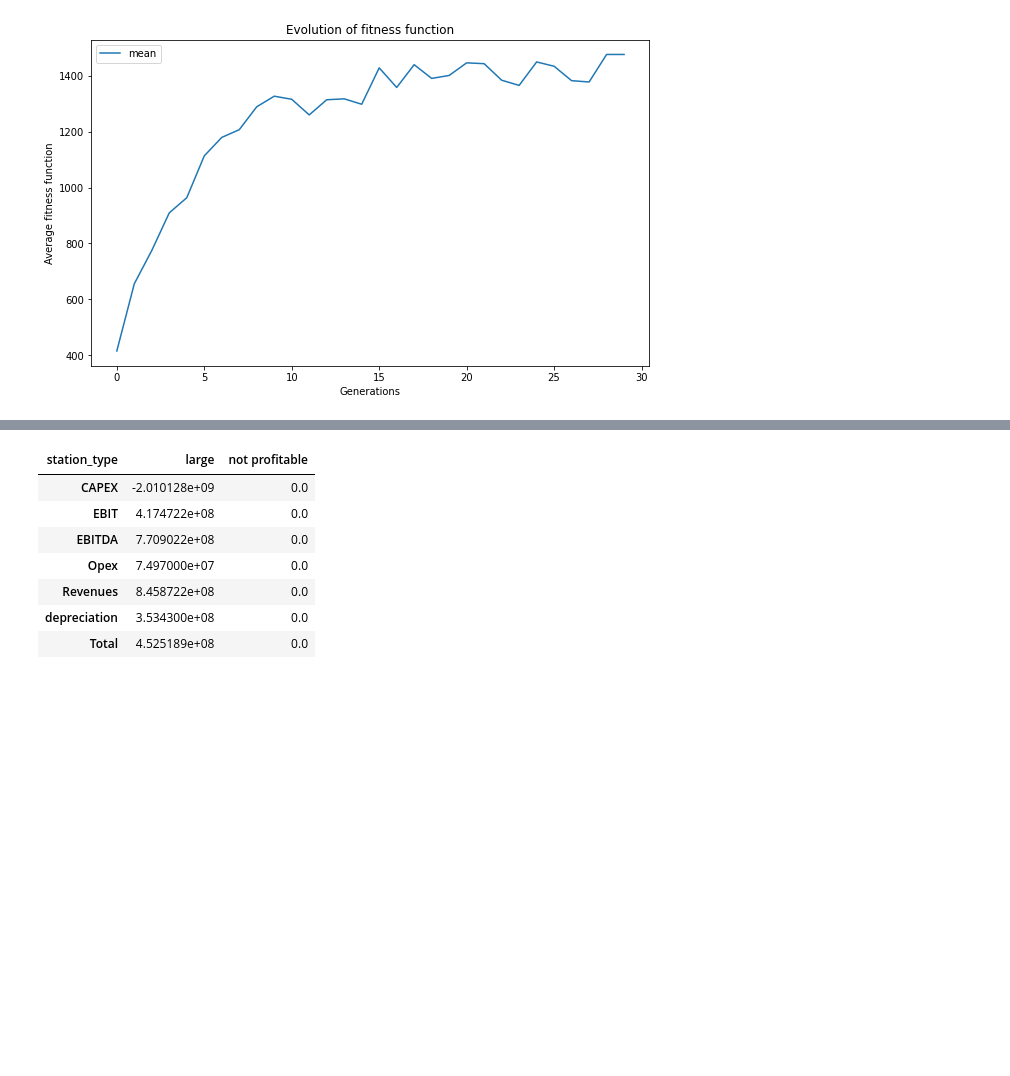
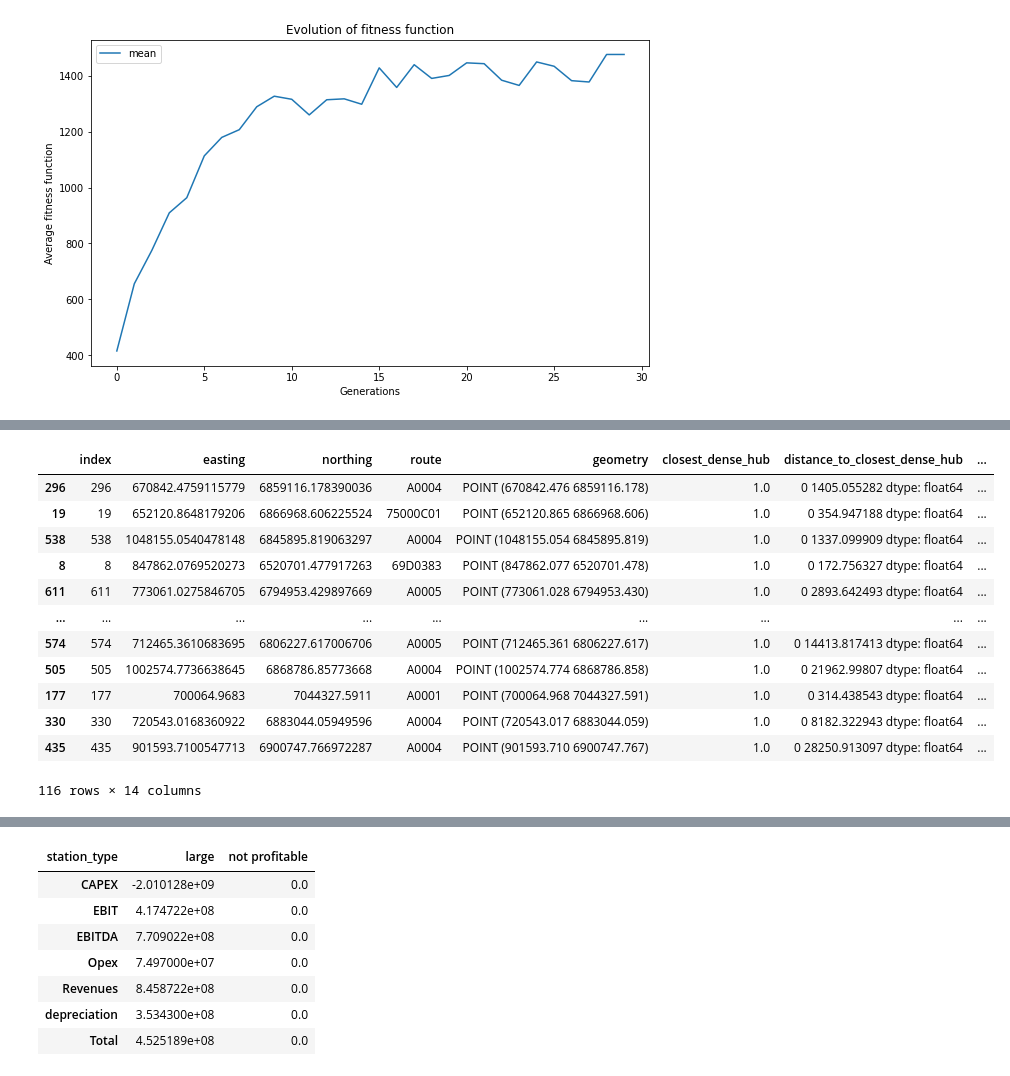
Before and after one commit to augustin-delabrosse/sustainability-challenge, a Jupyter notebook: notebook/Notebook_genetic_algorithm.ipynb, the cells around one changed output, grey strips where cells are left out. Saved outputs shown, nothing was run; the diff lists cells and outputs as text; code cells hidden in the pictures; blank space fills up the shorter version.

```diff
--- a/notebook/Notebook_genetic_algorithm.ipynb
+++ b/notebook/Notebook_genetic_algorithm.ipynb
@@ -286,5 +283,8 @@ chosen_stations_2030_per_reg.head()
 # %%
 list_regions = list(nb_stations_per_region['Region'].values)
-#list_regions.remove('Bretagne')
-#list_regions
+list_regions.remove('Bretagne')
+list_regions.remove('Hauts-de-France')
+list_regions.remove('Île-de-France')
+list_regions.remove('Auvergne-Rhône-Alpes')
+list_regions
 # %% [output]
@@ -304,6 +299,12 @@ chosen_stations_2030_bretagne = chosen_stations_2030_per_reg
+# %%
+chosen_stations_2030_per_reg = extract_restults(
+        population,
+        max_fitness,
+        df_new_points
+)
+# %%
+chosen_stations_2030['Region'] = chosen_stations_2030['Region'].fillna('Auvergne-Rhône-Alpes')
 # %%
-chosen_stations_2030 = chosen_stations_2030_bretagne
-
 for region_name in list_regions:
 
     region_name,population,avg_fitness,min_fitness,max_fitness,arg_min_fitness = run_ga(df_new_points,
@@ -319,8 +320,6 @@ for region_name in list_regions:
         df_new_points
     )
 
-    chosen_stations_2030_per_reg = sales(chosen_stations_2030_per_reg, 2030)
-    chosen_stations_2030_per_reg = station_type(chosen_stations_2030_per_reg)
     chosen_stations_2030_per_reg['Region'] = region_name
 
     chosen_stations_2030 = pd.concat([chosen_stations_2030,chosen_stations_2030_per_reg],axis=0)
@@ -534,0 +534,16 @@ chosen_stations_2030.to_csv('chosen_stations_2030.csv')
+# %%
+chosen_stations_2030
+# %% [output]
+|  | index | easting | northing | route | geometry | closest_dense_hub | distance_to_closest_dense_hub | ... |
+| 296 | 296 | 670842.4759115779 | 6859116.178390036 | A0004 | POINT (670842.476 6859116.178) | 1.0 | 0 1405.055282 dtype: float64 | ... |
+| 19 | 19 | 652120.8648179206 | 6866968.606225524 | 75000C01 | POINT (652120.865 6866968.606) | 1.0 | 0 354.947188 dtype: float64 | ... |
+| 538 | 538 | 1048155.0540478148 | 6845895.819063297 | A0004 | POINT (1048155.054 6845895.819) | 1.0 | 0 1337.099909 dtype: float64 | ... |
+| 8 | 8 | 847862.0769520273 | 6520701.477917263 | 69D0383 | POINT (847862.077 6520701.478) | 1.0 | 0 172.756327 dtype: float64 | ... |
+| 611 | 611 | 773061.0275846705 | 6794953.429897669 | A0005 | POINT (773061.028 6794953.430) | 1.0 | 0 2893.642493 dtype: float64 | ... |
+| ... | ... | ... | ... | ... | ... | ... | ... | ... |
+| 574 | 574 | 712465.3610683695 | 6806227.617006706 | A0005 | POINT (712465.361 6806227.617) | 1.0 | 0 14413.817413 dtype: float64 | ... |
+| 505 | 505 | 1002574.7736638645 | 6868786.85773668 | A0004 | POINT (1002574.774 6868786.858) | 1.0 | 0 21962.99807 dtype: float64 | ... |
+| 177 | 177 | 700064.9683 | 7044327.5911 | A0001 | POINT (700064.968 7044327.591) | 1.0 | 0 314.438543 dtype: float64 | ... |
+| 330 | 330 | 720543.0168360922 | 6883044.05949596 | A0004 | POINT (720543.017 6883044.059) | 1.0 | 0 8182.322943 dtype: float64 | ... |
+| 435 | 435 | 901593.7100547713 | 6900747.766972287 | A0004 | POINT (901593.710 6900747.767) | 1.0 | 0 28250.913097 dtype: float64 | ... |
+116 rows × 14 columns
```
Also changed, not shown: parts of 8 cells of this notebook, 6 other files.
